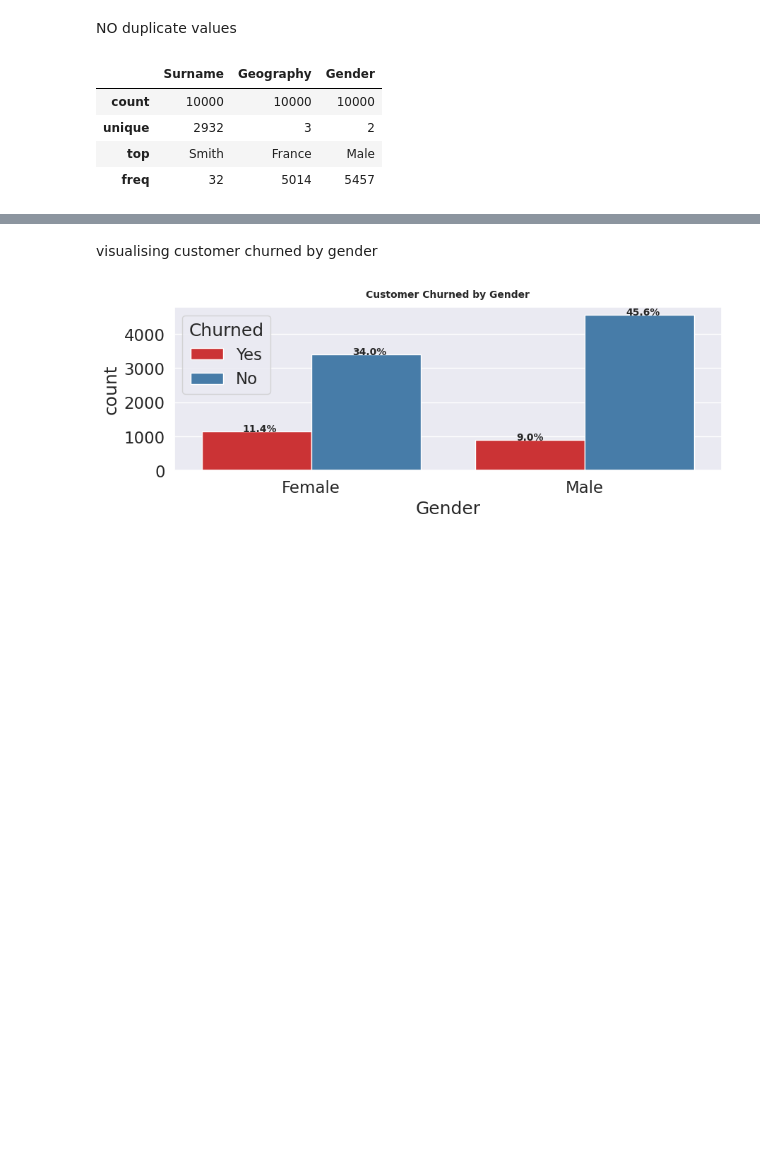
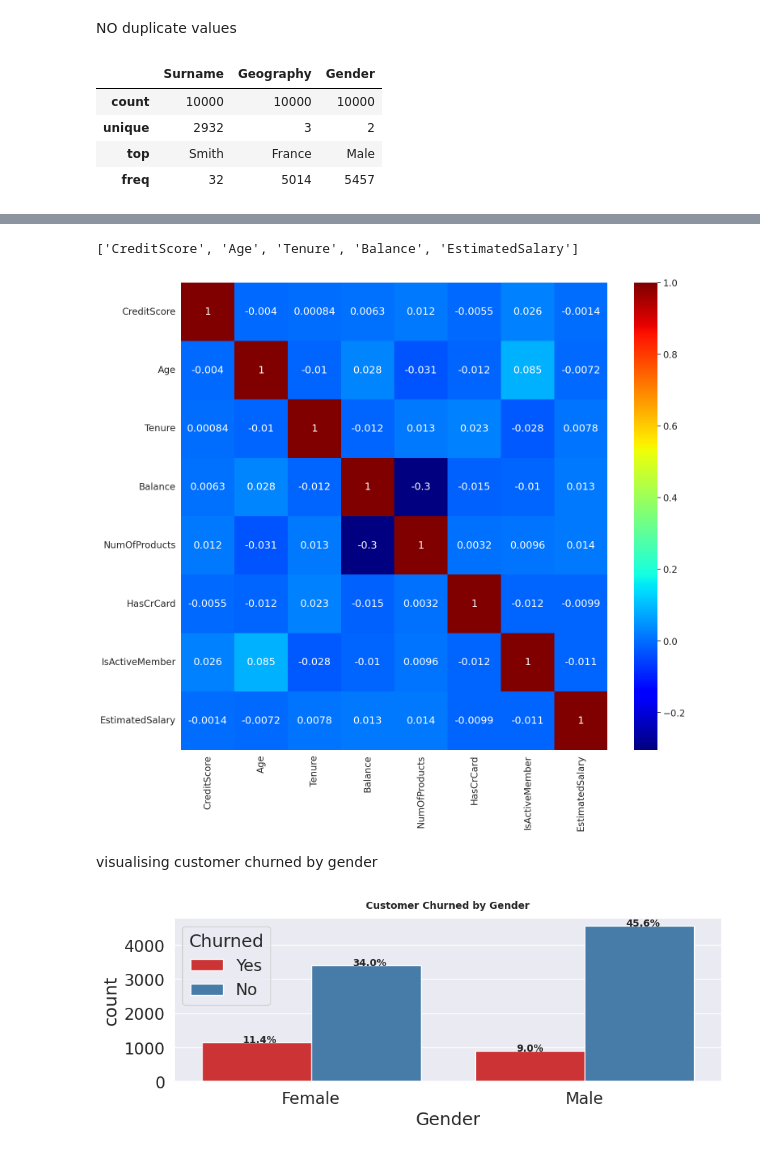
Before and after one commit to shilpeemaitra/Lab, a Jupyter notebook: Churn_Modelling.ipynb, the cells around one changed output, grey strips where cells are left out. Drawn from its saved outputs; the diff is of its cells as text; code cells hidden in the pictures; blank space fills up the shorter version.

```diff
--- a/Churn_Modelling.ipynb
+++ b/Churn_Modelling.ipynb
@@ -117,0 +168,10 @@ from sklearn.metrics import confusion_matrix, roc_curve, roc_auc_score
+# %%
+from sklearn.preprocessing import StandardScaler
+scaling_req = []
+for _ in df.columns:
+    if df[_].dtype!=object and df[_].max()-df[_].min()>=10:
+        scaling_req.append(_)
+
+scaling_req
+# %% [output]
+['CreditScore', 'Age', 'Tenure', 'Balance', 'EstimatedSalary']
@@ -118,2 +181,8 @@ from sklearn.metrics import confusion_matrix, roc_curve, roc_auc_score
+# %%
+plt.figure(figsize=(17, 15))
+sns.heatmap(df.corr(), annot=True, cmap='jet')
+plt.show()
+# %% [output]
+[figure, added]
 # %% [markdown]
 visualising customer churned by gender
```
Also changed, not shown: parts of 29 cells of this notebook.
